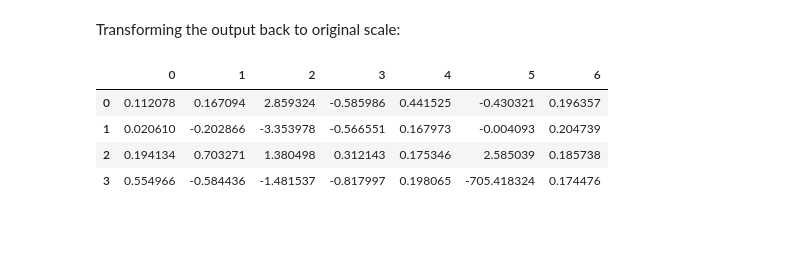
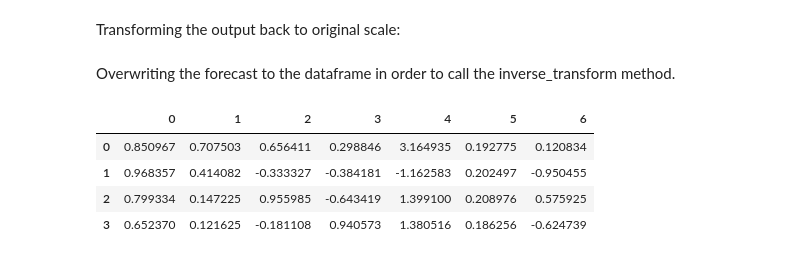
Before and after one commit to felix-ha/cfds_project, a Jupyter notebook: Hyperparam_Opt_RNN.ipynb, the cells around one changed output. Cells and saved outputs as stored; diff of their text form; code cells hidden in the pictures; blank space fills up the shorter version.

```diff
--- a/Hyperparam_Opt_RNN.ipynb
+++ b/Hyperparam_Opt_RNN.ipynb
@@ -711,12 +824,16 @@ array([-0.4447406 , -0.5383673 , -0.54223335,  1.1569089 ], dtype=float32)
 # %% [markdown]
 Transforming the output back to original scale:
 # %%
-df_temp = database_validation_sv_standard[country]
-df_temp
+df_output = database_validation_sv_standard[country]
-# %% [output]
-|  | 0 | 1 | 2 | 3 | 4 | 5 | 6 |
-| 0 | 0.112078 | 0.167094 | 2.859324 | -0.585986 | 0.441525 | -0.430321 | 0.196357 |
-| 1 | 0.020610 | -0.202866 | -3.353978 | -0.566551 | 0.167973 | -0.004093 | 0.204739 |
-| 2 | 0.194134 | 0.703271 | 1.380498 | 0.312143 | 0.175346 | 2.585039 | 0.185738 |
-| 3 | 0.554966 | -0.584436 | -1.481537 | -0.817997 | 0.198065 | -705.418324 | 0.174476 |
+# %% [markdown]
+Overwriting the forecast to the dataframe in order to call the inverse_transform method.
+# %%
+df_output.iloc[:,0] = y_forecast
+df_output
+# %% [output]
+|  | 0 | 1 | 2 | 3 | 4 | 5 | 6 |
+| 0 | 0.850967 | 0.707503 | 0.656411 | 0.298846 | 3.164935 | 0.192775 | 0.120834 |
+| 1 | 0.968357 | 0.414082 | -0.333327 | -0.384181 | -1.162583 | 0.202497 | -0.950455 |
+| 2 | 0.799334 | 0.147225 | 0.955985 | -0.643419 | 1.399100 | 0.208976 | 0.575925 |
+| 3 | 0.652370 | 0.121625 | -0.181108 | 0.940573 | 1.380516 | 0.186256 | -0.624739 |
 # %%
```
Also changed, not shown: parts of 22 cells of this notebook, 1 other file.
